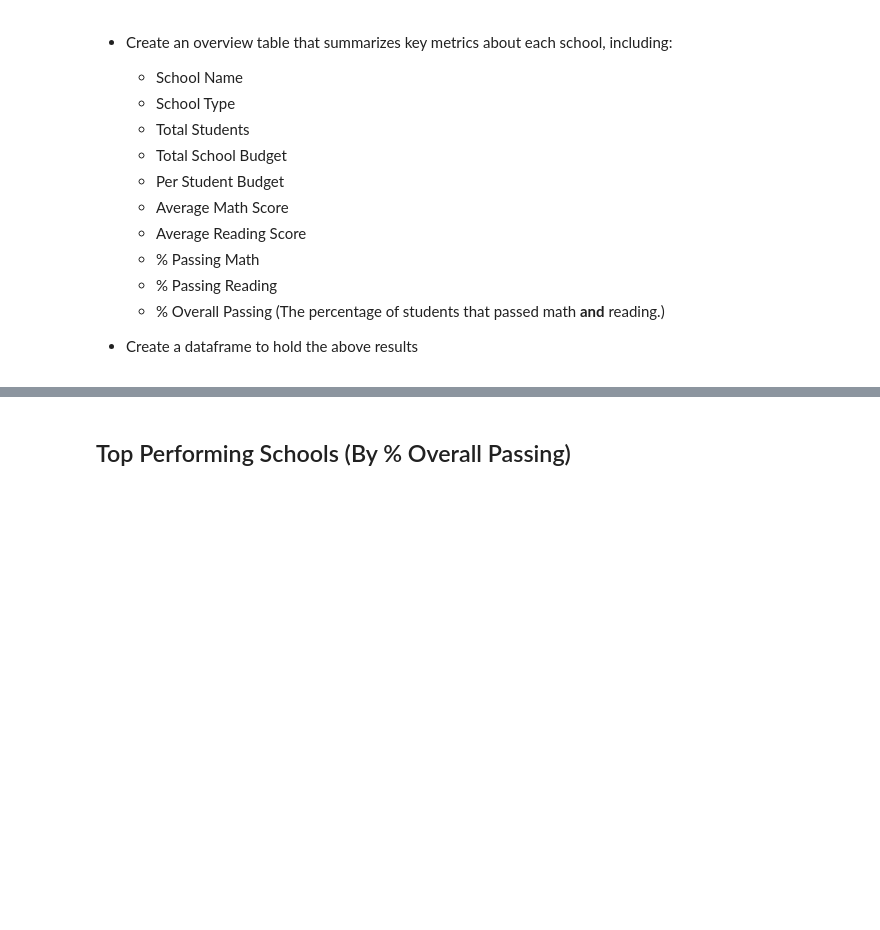
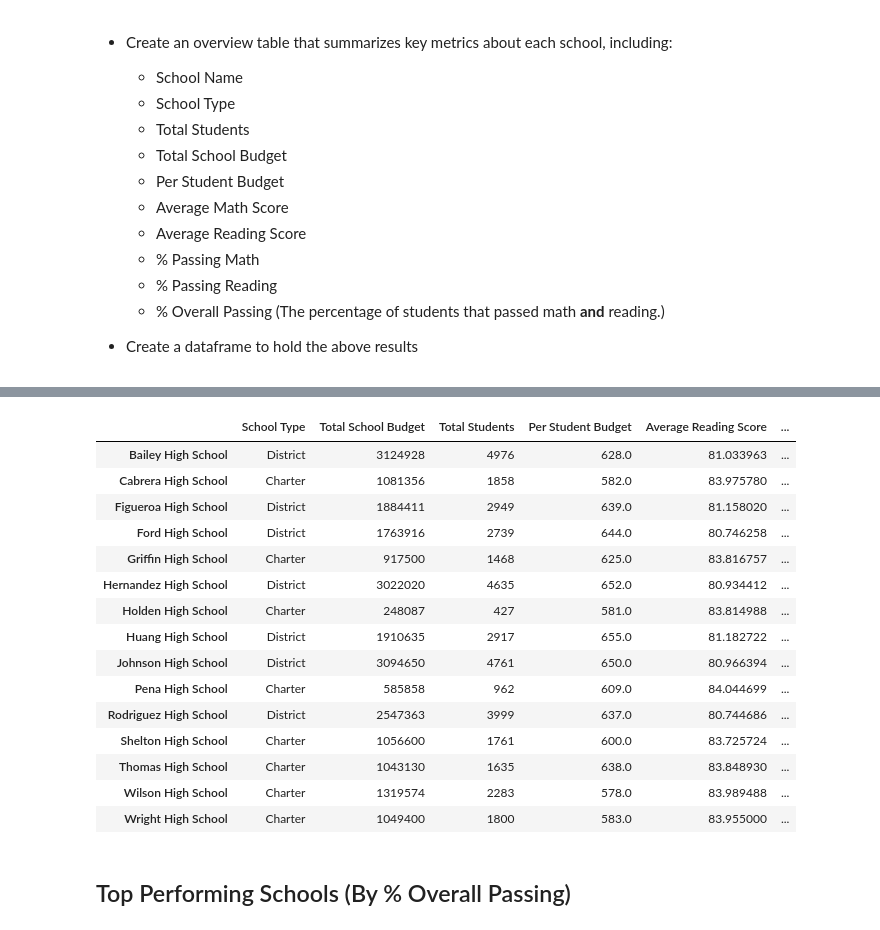
Before and after one commit to marianorivera93/School-Test-Scores-Analysis, a Jupyter notebook: PyCitySchools/PyCitySchools_starter.ipynb, the cells around one changed output, grey strips where cells are left out. Cells and saved outputs as stored; diff of their text form; code cells hidden in the pictures; blank space fills up the shorter version.

Commit message:
pulling data

```diff
--- a/PyCitySchools/PyCitySchools_starter.ipynb
+++ b/PyCitySchools/PyCitySchools_starter.ipynb
@@ -78,0 +190,3 @@ total_number_schools
+# %%
+Average_Math_PerSchool=school_data_complete.groupby(["school_name"])["math_score"].mean()
+Average_Math_PerSchool.head()
@@ -78,0 +201,9 @@ total_number_schools
+# %%
+Passing_Reading_Score=school_data_complete.loc[school_data_complete["reading_score"]>=70]
+Passing_Reading_Score
+
+Group_Reading_School=Passing_Reading_Score["school_name"].value_counts()
+Group_Reading_School.head()
+
+Percent_Reading=Group_Reading_School/Students_Per_School*100
+Percent_Reading
@@ -78,0 +227,9 @@ total_number_schools
+# %%
+Passing_Math_Score=school_data_complete.loc[school_data_complete["math_score"]>=70]
+Passing_Math_Score
+
+Group_Math_School=Passing_Math_Score["school_name"].value_counts()
+Group_Math_School.head()
+
+Percent_Math=Group_Math_School/Students_Per_School*100
+Percent_Math
@@ -78,0 +253,3 @@ total_number_schools
+# %%
+Overall=Percent_Math + Percent_Reading/Students_Per_School
+Overall
@@ -79,3 +273,23 @@ total_number_schools
+# %%
+School_Summary_df=pd.DataFrame({"School Type":School_Types, "Total School Budget":School_Budget, "Total Students":Students_Per_School, "Per Student Budget": Per_Student_Budget, "Average Reading Score": Average_Reading_PerSchool, "Average Math Score": Average_Math_PerSchool, "Percent Passing Math": Percent_Math, "Percent Passing Reading": Percent_Reading, "Overall Passing Rate": Overall})
+School_Summary_df
+# %% [output]
+|  | School Type | Total School Budget | Total Students | Per Student Budget | Average Reading Score | ... |
+| Bailey High School | District | 3124928 | 4976 | 628.0 | 81.033963 | ... |
+| Cabrera High School | Charter | 1081356 | 1858 | 582.0 | 83.975780 | ... |
+| Figueroa High School | District | 1884411 | 2949 | 639.0 | 81.158020 | ... |
+| Ford High School | District | 1763916 | 2739 | 644.0 | 80.746258 | ... |
+| Griffin High School | Charter | 917500 | 1468 | 625.0 | 83.816757 | ... |
+| Hernandez High School | District | 3022020 | 4635 | 652.0 | 80.934412 | ... |
+| Holden High School | Charter | 248087 | 427 | 581.0 | 83.814988 | ... |
+| Huang High School | District | 1910635 | 2917 | 655.0 | 81.182722 | ... |
+| Johnson High School | District | 3094650 | 4761 | 650.0 | 80.966394 | ... |
+| Pena High School | Charter | 585858 | 962 | 609.0 | 84.044699 | ... |
+| Rodriguez High School | District | 2547363 | 3999 | 637.0 | 80.744686 | ... |
+| Shelton High School | Charter | 1056600 | 1761 | 600.0 | 83.725724 | ... |
+| Thomas High School | Charter | 1043130 | 1635 | 638.0 | 83.848930 | ... |
+| Wilson High School | Charter | 1319574 | 2283 | 578.0 | 83.989488 | ... |
+| Wright High School | Charter | 1049400 | 1800 | 583.0 | 83.955000 | ... |
 # %% [markdown]
 ## Top Performing Schools (By % Overall Passing)
 # %% [markdown]
```
Also changed, not shown: parts of 40 cells of this notebook, 1 other file.
